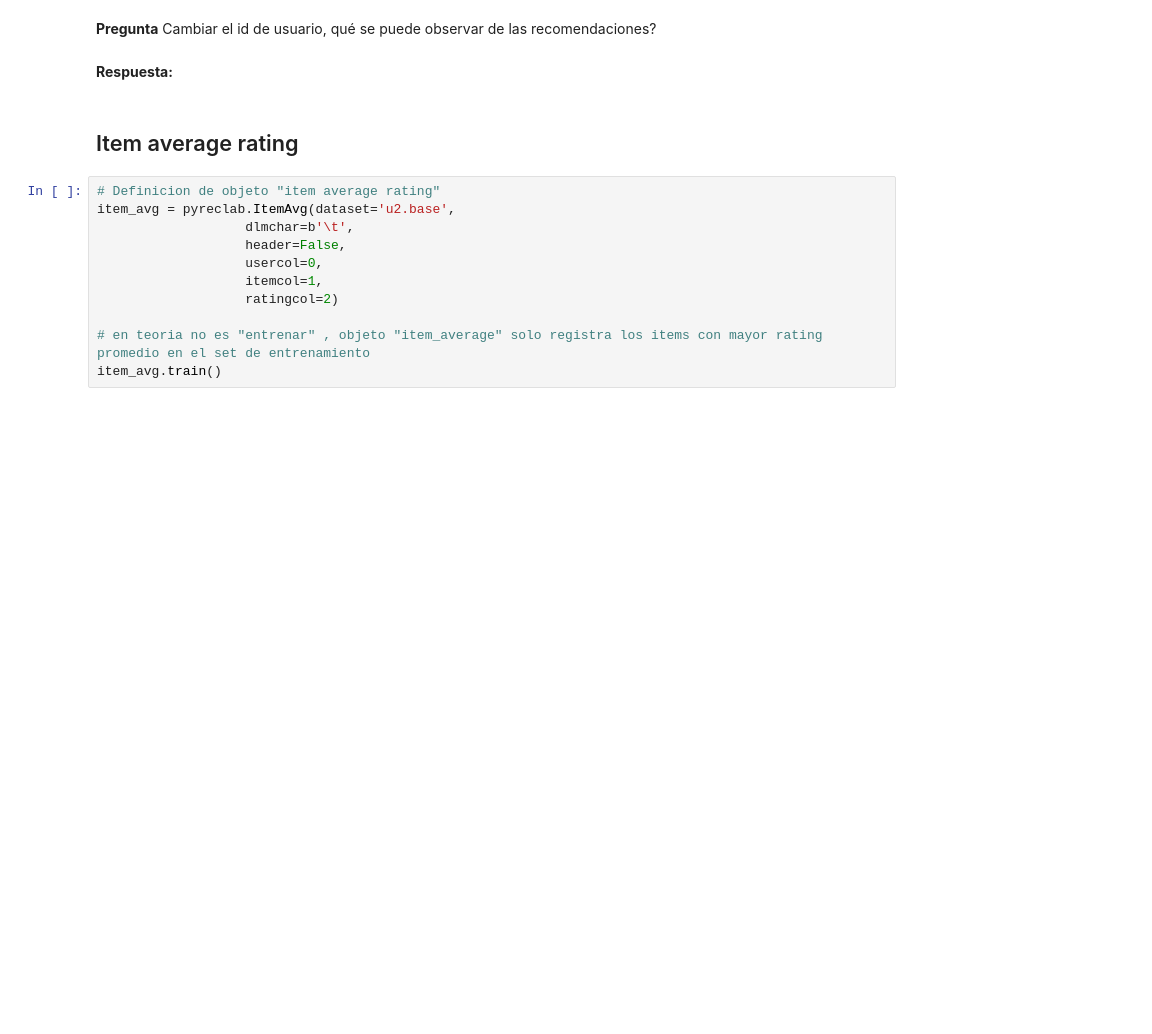
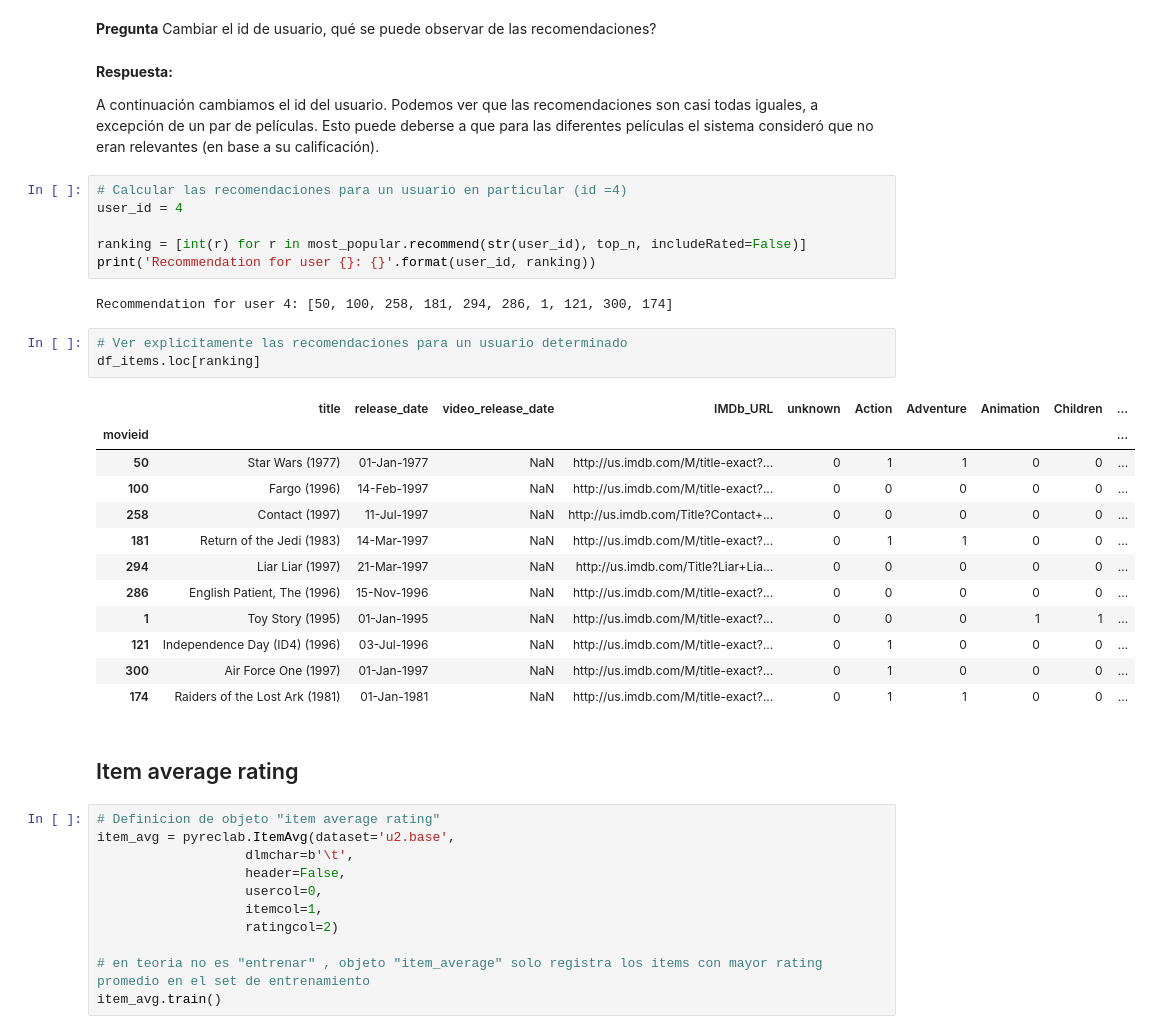
Before and after one commit to ttapia/lecturasIIC3633-2020, a Jupyter notebook: pyRecLab_MostPopular.ipynb, the cells around one changed output. Saved outputs shown, nothing was run; the diff lists cells and outputs as text; blank space fills up the shorter version.

Commit message:
Updated MostPopular and ItemAverage ipynb

```diff
--- a/pyRecLab_MostPopular.ipynb
+++ b/pyRecLab_MostPopular.ipynb
@@ -225,8 +225,34 @@ df_items.loc[ranking]
 # %% [markdown]
 
 **Pregunta** Cambiar el id de usuario, qué se puede observar de las recomendaciones?
-# %% [markdown]
-**Respuesta:**
+# %% [markdown]
+**Respuesta:**
+
+A continuación cambiamos el id del usuario. Podemos ver que las recomendaciones son casi todas iguales, a excepción de un par de películas. Esto puede deberse a que para las diferentes películas el sistema consideró que no eran relevantes (en base a su calificación).
+# %%
+# Calcular las recomendaciones para un usuario en particular (id =4)
+user_id = 4
+
+ranking = [int(r) for r in most_popular.recommend(str(user_id), top_n, includeRated=False)]
+print('Recommendation for user {}: {}'.format(user_id, ranking))
+# %% [output]
+Recommendation for user 4: [50, 100, 258, 181, 294, 286, 1, 121, 300, 174]
+# %%
+# Ver explicitamente las recomendaciones para un usuario determinado
+df_items.loc[ranking]
+# %% [output]
+|  | title | release_date | video_release_date | IMDb_URL | unknown | Action | Adventure | Animation | Children | ... |
+| movieid |  |  |  |  |  |  |  |  |  | ... |
+| 50 | Star Wars (1977) | 01-Jan-1977 | NaN | http://us.imdb.com/M/title-exact?... | 0 | 1 | 1 | 0 | 0 | ... |
+| 100 | Fargo (1996) | 14-Feb-1997 | NaN | http://us.imdb.com/M/title-exact?... | 0 | 0 | 0 | 0 | 0 | ... |
+| 258 | Contact (1997) | 11-Jul-1997 | NaN | http://us.imdb.com/Title?Contact+... | 0 | 0 | 0 | 0 | 0 | ... |
+| 181 | Return of the Jedi (1983) | 14-Mar-1997 | NaN | http://us.imdb.com/M/title-exact?... | 0 | 1 | 1 | 0 | 0 | ... |
+| 294 | Liar Liar (1997) | 21-Mar-1997 | NaN | http://us.imdb.com/Title?Liar+Lia... | 0 | 0 | 0 | 0 | 0 | ... |
+| 286 | English Patient, The (1996) | 15-Nov-1996 | NaN | http://us.imdb.com/M/title-exact?... | 0 | 0 | 0 | 0 | 0 | ... |
+| 1 | Toy Story (1995) | 01-Jan-1995 | NaN | http://us.imdb.com/M/title-exact?... | 0 | 0 | 0 | 1 | 1 | ... |
+| 121 | Independence Day (ID4) (1996) | 03-Jul-1996 | NaN | http://us.imdb.com/M/title-exact?... | 0 | 1 | 0 | 0 | 0 | ... |
+| 300 | Air Force One (1997) | 01-Jan-1997 | NaN | http://us.imdb.com/M/title-exact?... | 0 | 1 | 0 | 0 | 0 | ... |
+| 174 | Raiders of the Lost Ark (1981) | 01-Jan-1981 | NaN | http://us.imdb.com/M/title-exact?... | 0 | 1 | 1 | 0 | 0 | ... |
 # %% [markdown]
 ## Item average rating
 # %%
```
Also changed, not shown: parts of 13 cells of this notebook.
